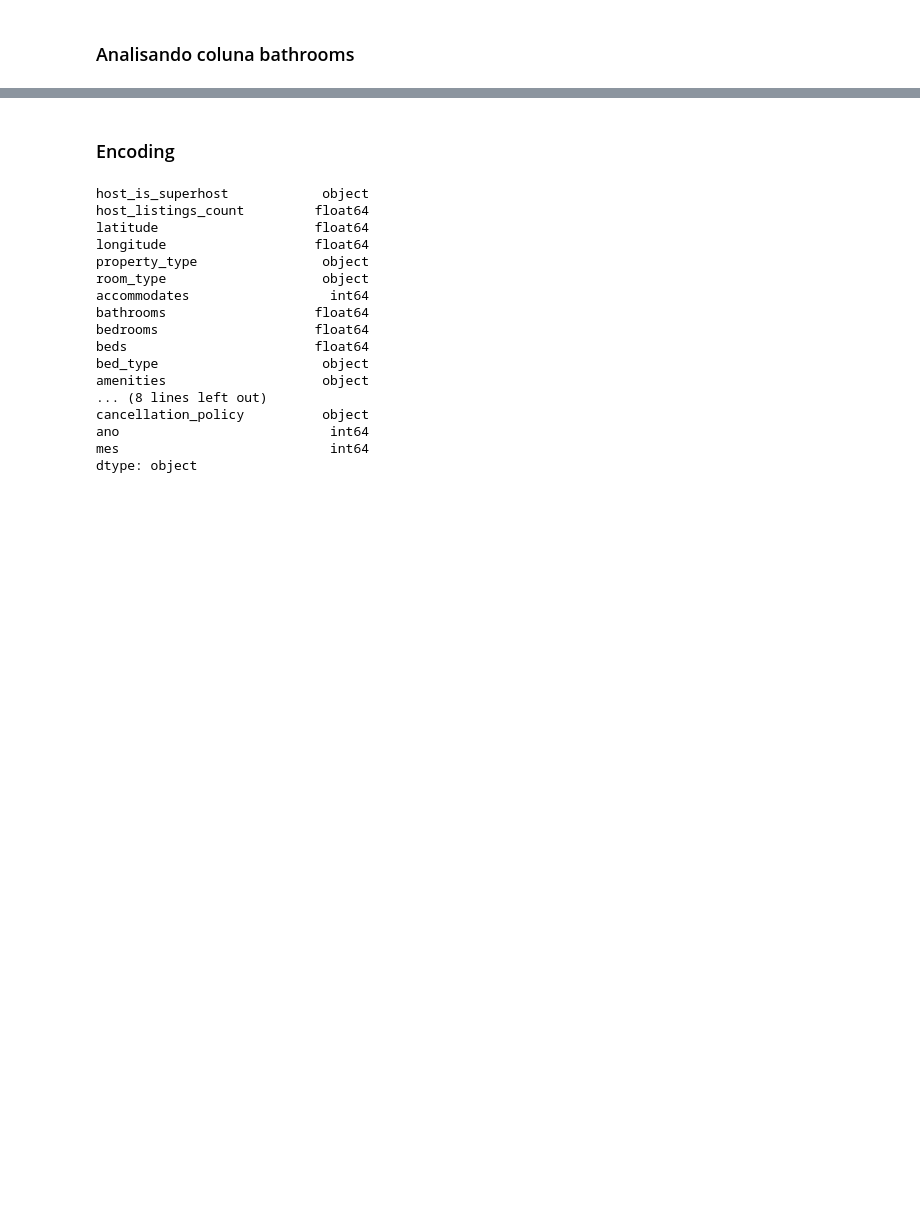
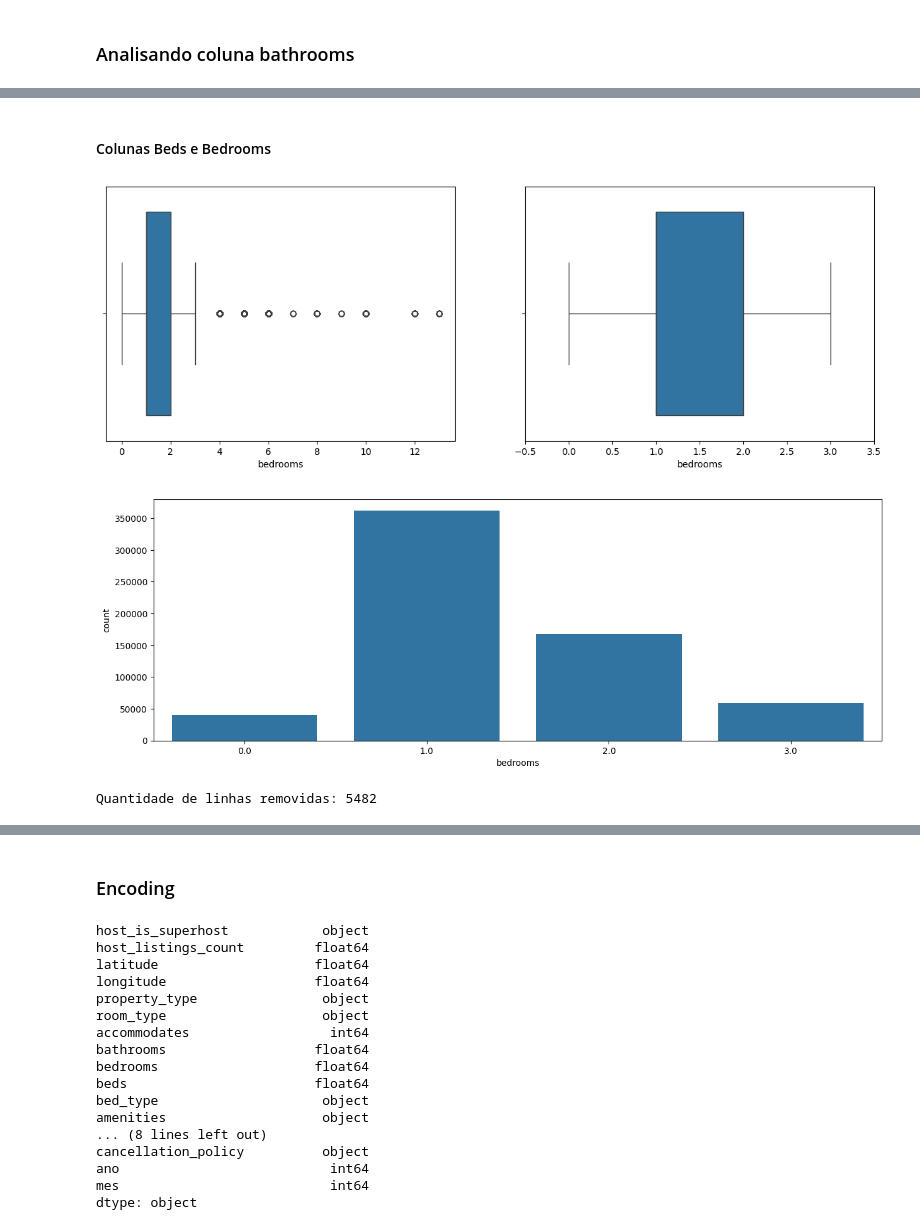
Before and after one commit to gabriellemosc/Rental-Price-Prediction, a Jupyter notebook: solucao.ipynb, the cells around one changed output, grey strips where cells are left out. Saved outputs shown, nothing was run; the diff lists cells and outputs as text; code cells hidden in the pictures; blank space fills up the shorter version.

```diff
--- a/solucao.ipynb
+++ b/solucao.ipynb
@@ -379,0 +369,17 @@ Quantidade de linhas removidas: 3298
+# %% [markdown]
+#### Colunas Beds e Bedrooms
+# %%
+diagrama_caixa(base_airbnb['bedrooms'])
+
+grafico_barras(base_airbnb['bedrooms'])
+# %% [output]
+[figure, added]
+[figure, added]
+# %%
+#REMOVENDO OUTLIERS DE QUARTOS
+
+base_airbnb, qnt_linhas = excluir_outliers(base_airbnb, 'bedrooms')
+
+print(f'Quantidade de linhas removidas: {qnt_linhas}')
+# %% [output]
+Quantidade de linhas removidas: 5482
```
Also changed, not shown: parts of 30 cells of this notebook.
